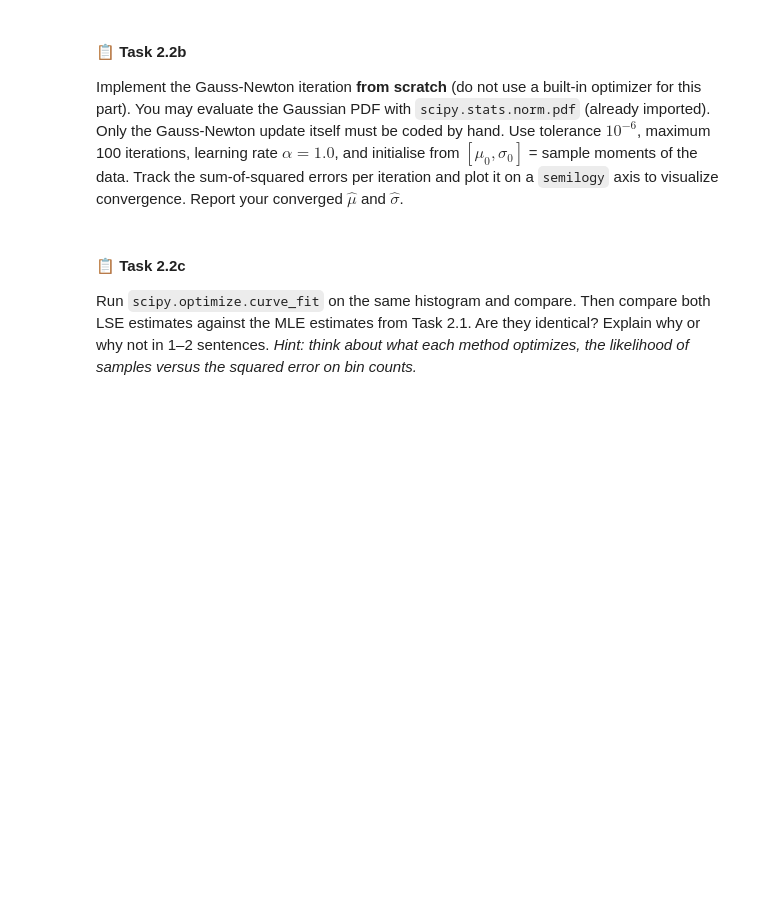
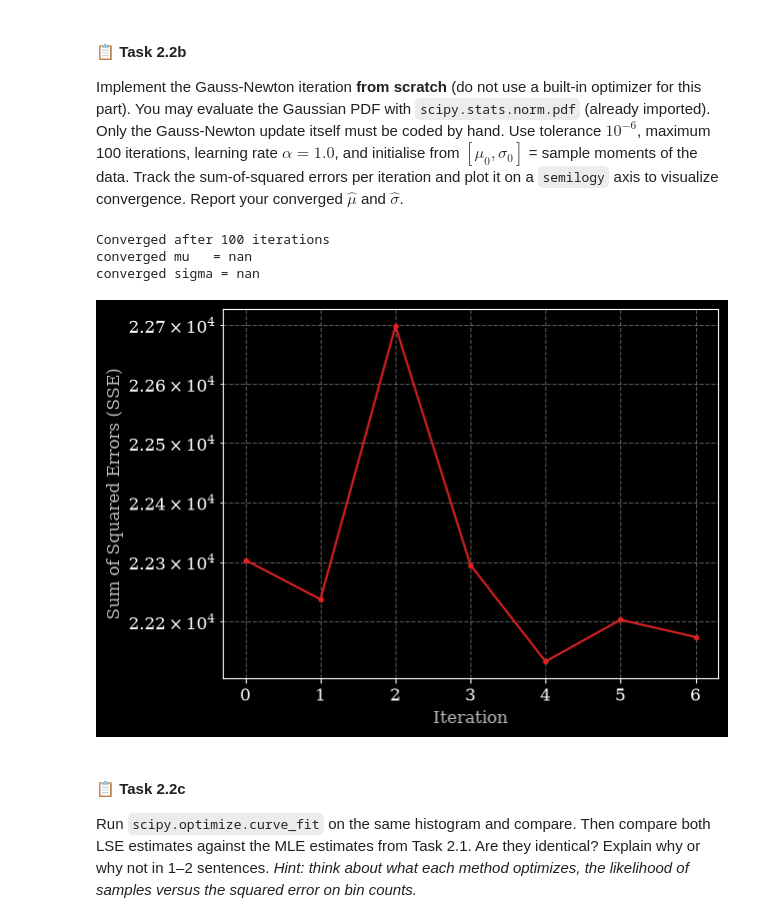
Before and after one commit to Runss123/SSP_group_03, a Jupyter notebook: project.ipynb, the cells around one changed output. Cells and saved outputs as stored; diff of their text form; code cells hidden in the pictures; blank space fills up the shorter version.

```diff
--- a/project.ipynb
+++ b/project.ipynb
@@ -743,12 +750,63 @@ Implement the Gauss-Newton iteration **from scratch** (do not use a built-in opt
 # %%
 # ── Task 2.2b: Gauss-Newton LSE fit (from scratch) ──────────────────────
 # 📋 Build a histogram of rr_N (~30 bins, density=True), then implement
 #    Gauss-Newton from scratch (Jacobian from Task 2.2a). Track the SSE per
 #    iteration, plot it on a semilogy axis, and report the converged mu, sigma.
 #    Useful: np.histogram, np.linalg.solve.
 
 # ── 🧠 Your solution — Task 2.2b ────────────────────────────────────────────────
 # ... your code here ...
+counts, bin_edges = np.histogram(rr_N, bins=30, density=True)
+x = (bin_edges[:-1] + bin_edges[1:]) / 2 #Bincenters
+y = len(counts)
+
+mu = np.mean(rr_N)
+sigma = np.std(rr_N, ddof=1)
+
+ssehistory = []
+
+def jacobian(x, mu, sigma):
+
+    c = (1/(np.sqrt(2 * np.pi) * sigma) )*np.exp(-(x-mu)**2/(2 * sigma ** 2))
+
+    dpdmu = ((x-mu)/(sigma ** 2 )) * c
+    dpdsigma = (((x - mu) ** 2 - (sigma ** 2)) / (sigma ** 3)) * c
+
+    J = np.column_stack((dpdmu, dpdsigma))
+    return J
+for i in range(100):
+    prediction = norm.pdf(x, mu, sigma)
+    residual = y - prediction
+
+    sse = np.sum(residual ** 2)
+    ssehistory.append(sse)
+
+    J = jacobian(x, mu, sigma)
+
+    deltatheta = np.linalg.solve(J.T @ J, J.T @ residual)
+    munew = mu + deltatheta[0]
+    sigmanew = sigma + deltatheta[1]
+
+    if np.linalg.norm(deltatheta) < 1e-6:
+        break
+    mu, sigma = munew, sigmanew
+print(f"Converged after {i+1} iterations")
+print(f"converged mu   = {mu:.6f}")
+print(f"converged sigma = {sigma:.6f}")
+
+# Plot convergence
+
+plt.semilogy(ssehistory, marker='o', markersize=3)
+plt.xlabel("Iteration")
+plt.ylabel("Sum of Squared Errors (SSE)")
+plt.grid(True, which="both", ls="--", alpha=0.5)
+
+plt.show()
+# %% [output]
+Converged after 100 iterations
+converged mu   = nan
+converged sigma = nan
+[figure, added]
 # %% [markdown]
 #### 📋 Task 2.2c
 
```
Also changed, not shown: parts of 4 cells of this notebook.
